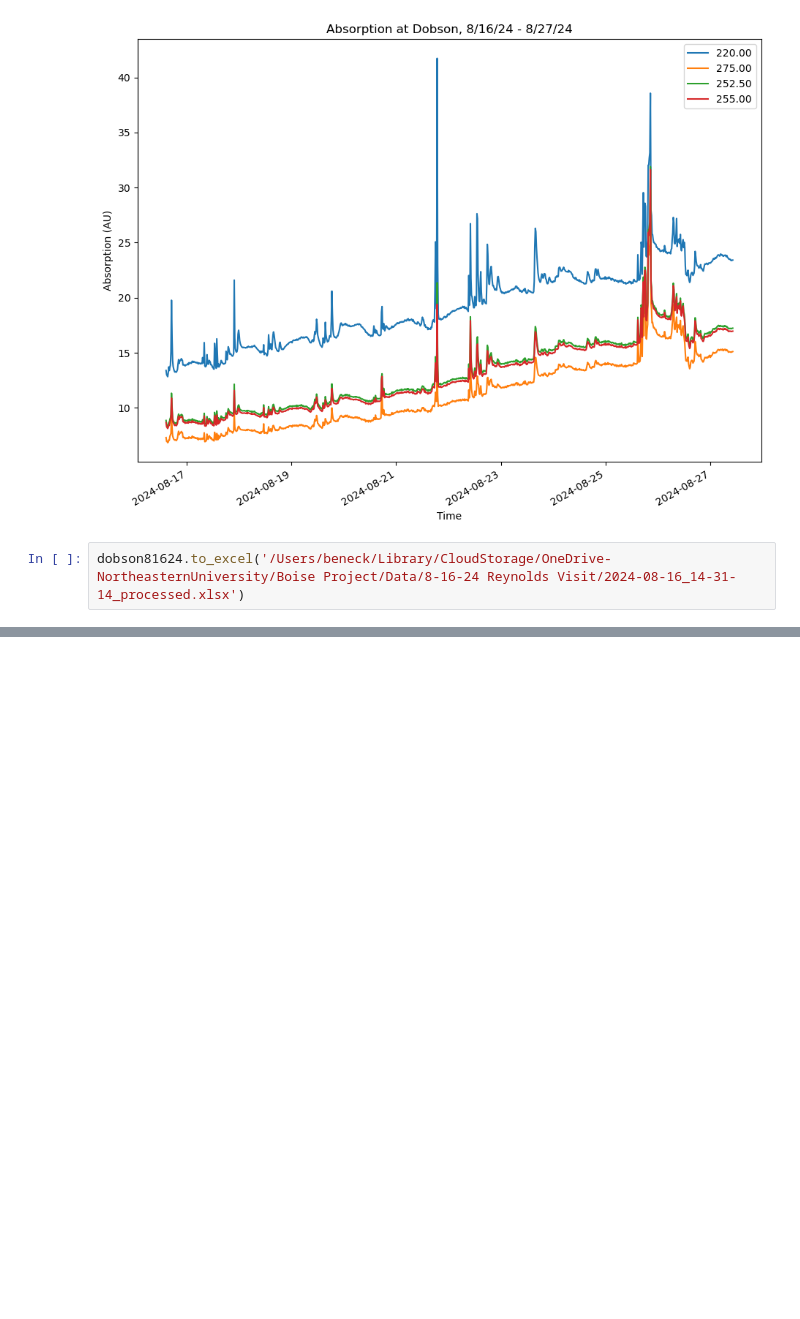
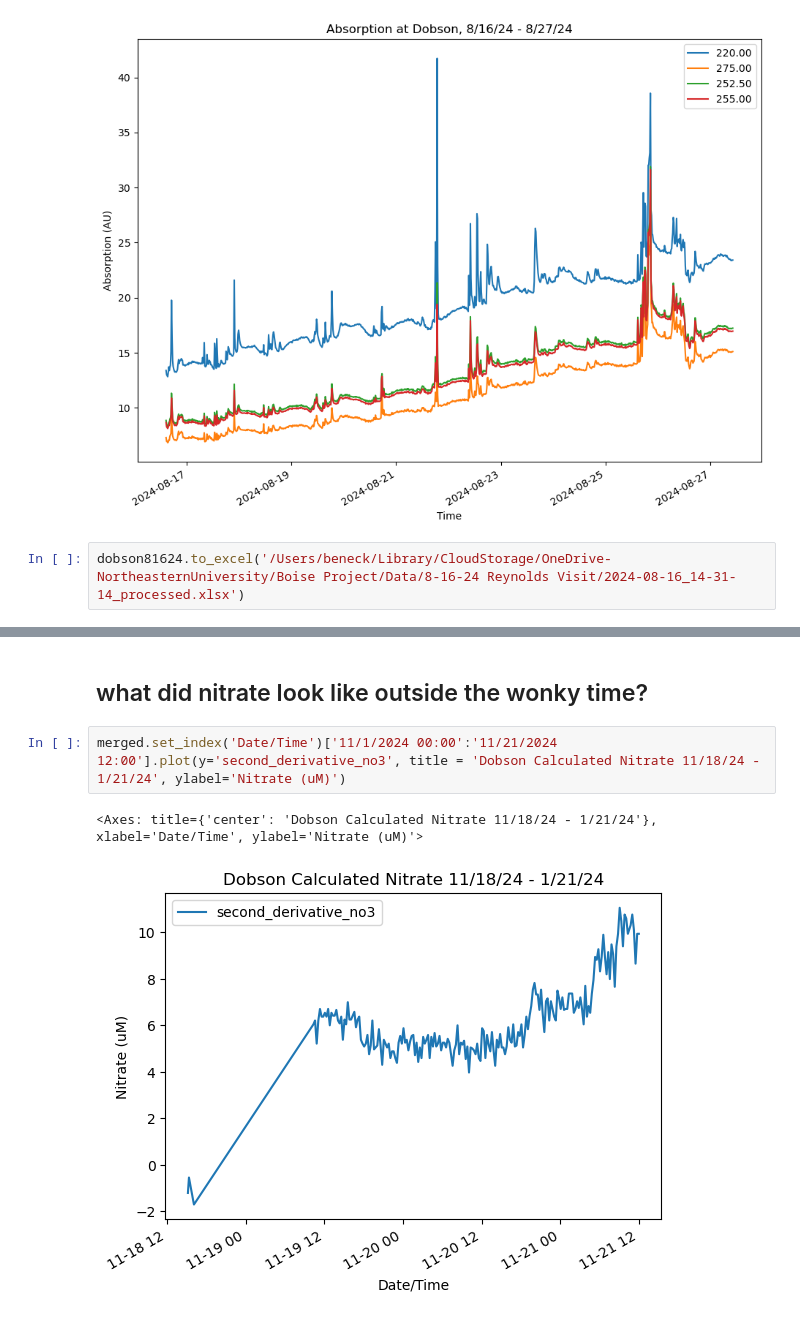
Before and after one commit to mbeneck/rcew-nitrate, a Jupyter notebook: 8-16-24 Reynolds Data.ipynb, the cells around one changed output, grey strips where cells are left out. Drawn from its saved outputs; the diff is of its cells as text; blank space fills up the shorter version.

```diff
--- a/8-16-24 Reynolds Data.ipynb
+++ b/8-16-24 Reynolds Data.ipynb
@@ -48,0 +120,7 @@ dobson81624.to_excel('/Users/beneck/Library/CloudStorage/OneDrive-NortheasternUn
+# %% [markdown]
+## what did nitrate look like outside the wonky time?
+# %%
+merged.set_index('Date/Time')['11/1/2024 00:00':'11/21/2024 12:00'].plot(y='second_derivative_no3', title = 'Dobson Calculated Nitrate 11/18/24 - 1/21/24', ylabel='Nitrate (uM)')
+# %% [output]
+<Axes: title={'center': 'Dobson Calculated Nitrate 11/18/24 - 1/21/24'}, xlabel='Date/Time', ylabel='Nitrate (uM)'>
+[figure, added]
```
Also changed, not shown: parts of 15 cells of this notebook.
